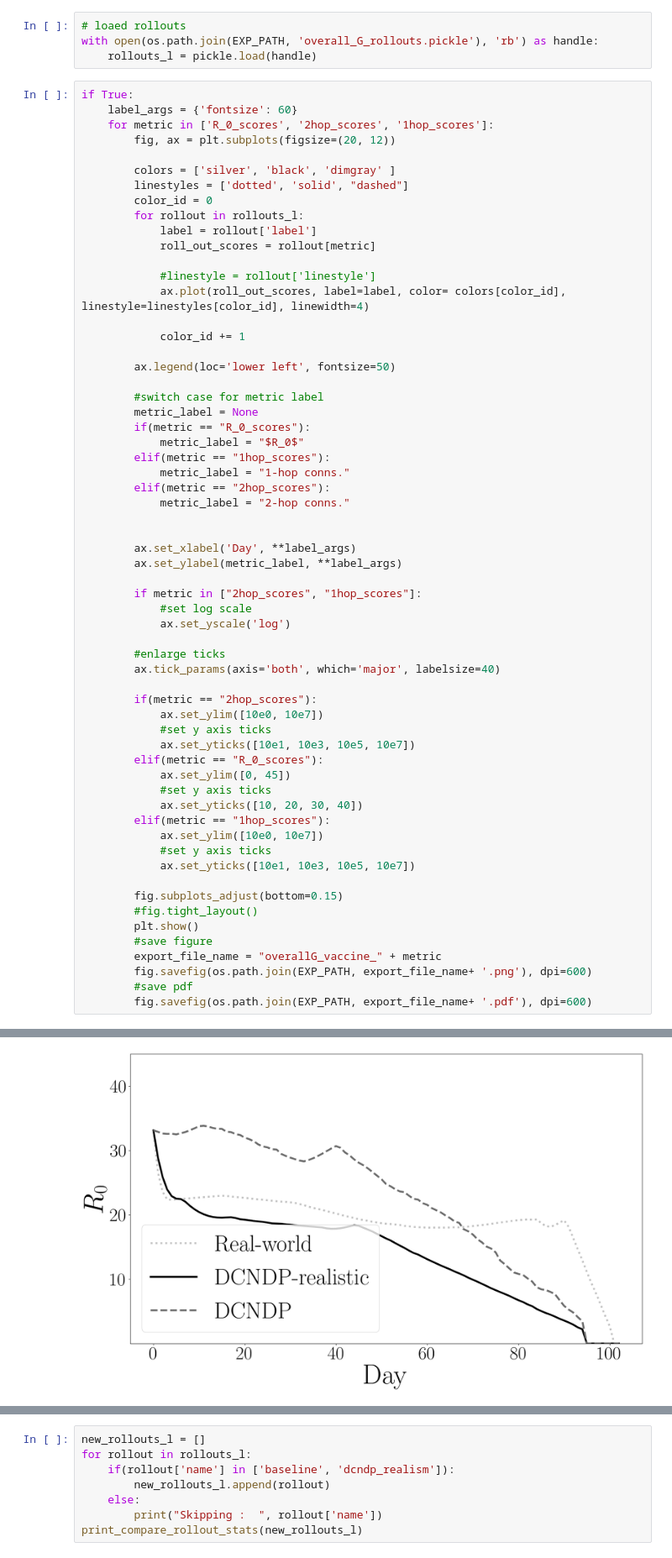
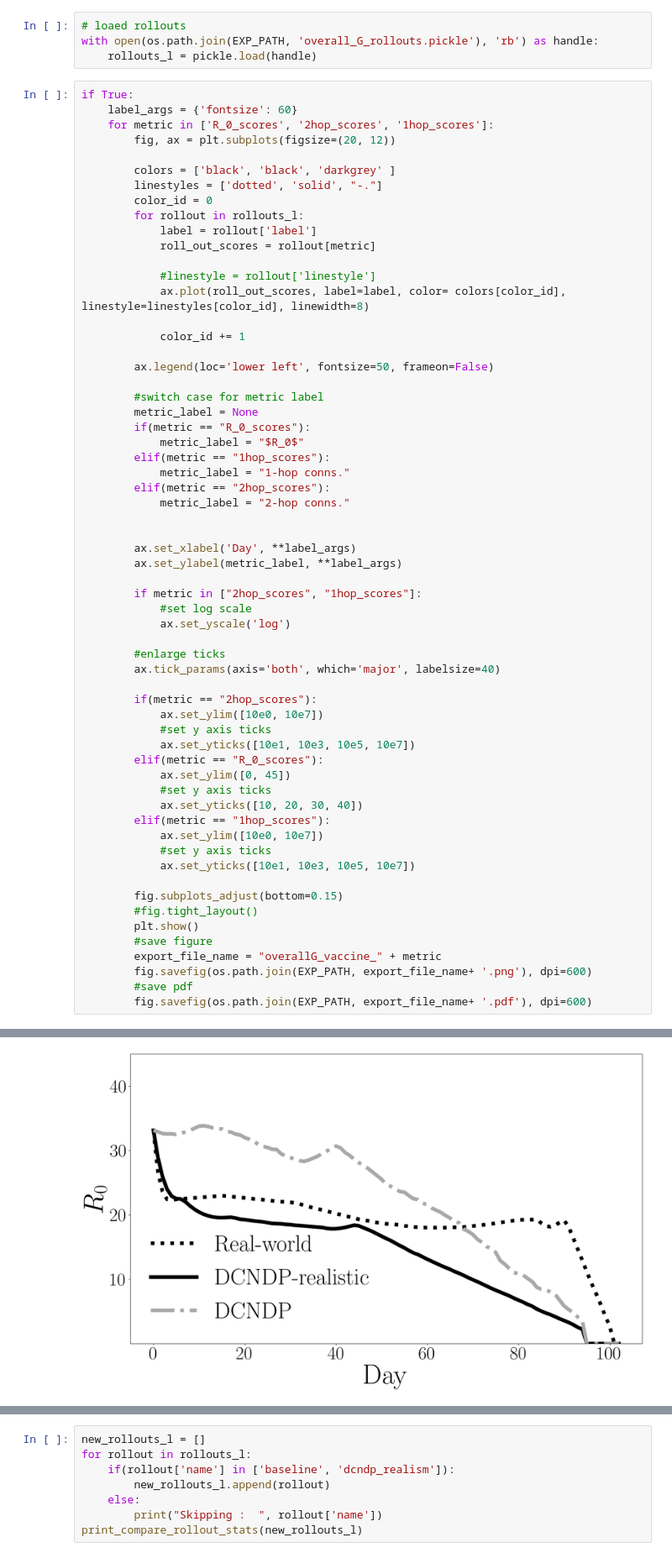
Before and after one commit to faraz2023/optimal-design-of-vaccination-policies, a Jupyter notebook: vaccine_rollouts.ipynb, the cells around one changed output, grey strips where cells are left out. Shown at 84% size. Cells and saved outputs as stored; diff of their text form.

Commit message:
added latest figures, notebook updated

```diff
--- a/vaccine_rollouts.ipynb
+++ b/vaccine_rollouts.ipynb
@@ -797,19 +797,19 @@ if True:
     for metric in ['R_0_scores', '2hop_scores', '1hop_scores']:
         fig, ax = plt.subplots(figsize=(20, 12))
 
-        colors = ['silver', 'black', 'dimgray' ]
-        linestyles = ['dotted', 'solid', "dashed"]
+        colors = ['black', 'black', 'darkgrey' ]
+        linestyles = ['dotted', 'solid', "-."]
         color_id = 0
         for rollout in rollouts_l:
             label = rollout['label']
             roll_out_scores = rollout[metric]
 
             #linestyle = rollout['linestyle']
-            ax.plot(roll_out_scores, label=label, color= colors[color_id], linestyle=linestyles[color_id], linewidth=4)
+            ax.plot(roll_out_scores, label=label, color= colors[color_id], linestyle=linestyles[color_id], linewidth=8)
 
             color_id += 1
 
-        ax.legend(loc='lower left', fontsize=50)
+        ax.legend(loc='lower left', fontsize=50, frameon=False)
 
         #switch case for metric label
         metric_label = None
@@ -857 +856 @@ findfont: Font family ['serif'] not found. Falling back to DejaVu Sans.
-[figure, old version]
+[figure, new version]
```
Also changed, not shown: parts of 6 cells of this notebook, 44 other files.
